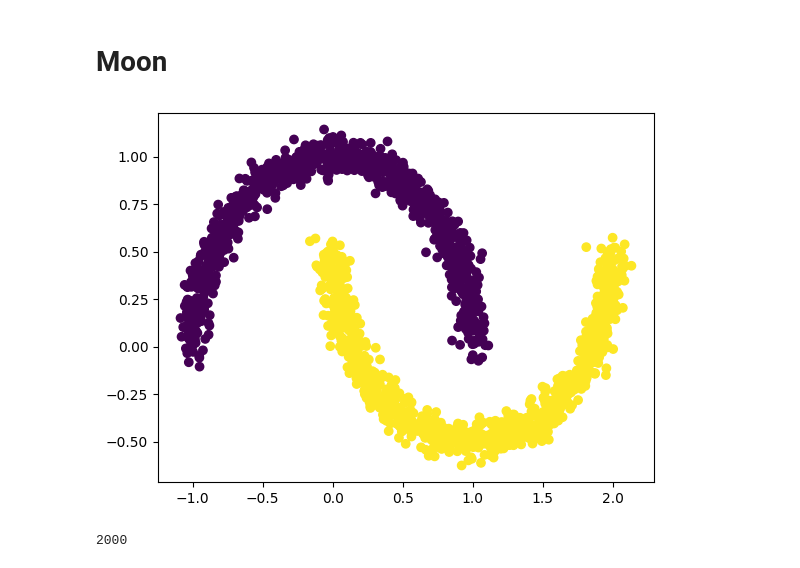
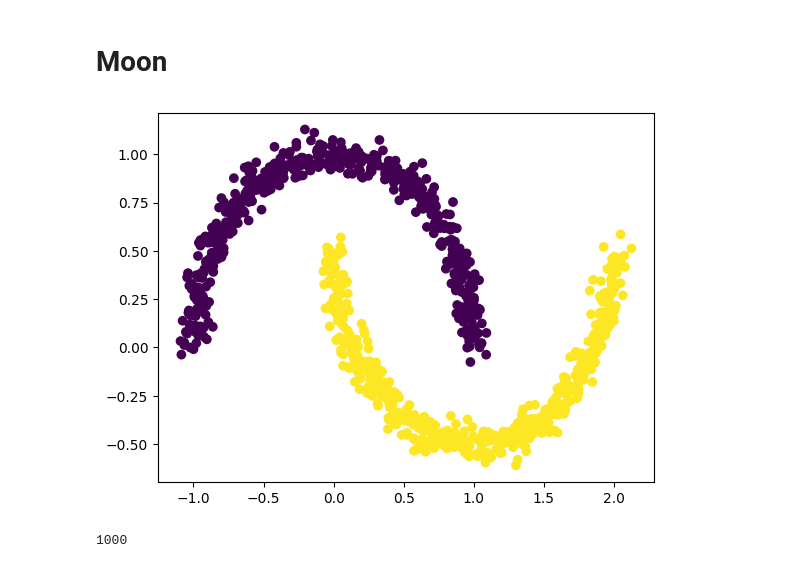
Before and after one commit to fuyu-quant/IBLM, a Jupyter notebook: notebooks/data/moondataset.ipynb, the cells around one changed output. Drawn from its saved outputs; the diff is of its cells as text; code cells hidden in the pictures.

```diff
--- a/notebooks/data/moondataset.ipynb
+++ b/notebooks/data/moondataset.ipynb
@@ -5,22 +5,22 @@ import pandas as pd
 from sklearn.datasets import make_moons
 import matplotlib.pyplot as plt
 # %%
-sample = 2000
+sample = 1000
 
 X, y = make_moons(n_samples = sample, noise=0.05, random_state = 3655)
 
 
 plt.scatter(X[:,0], X[:,1], c=y, cmap='viridis')
 plt.show()
 # %% [output]
-[figure, old version]
+[figure, new version]
 # %%
 df = pd.DataFrame(data=X, columns=['Feature_1', 'Feature_2']).round(3)
 df['Target'] = y
 # %%
 len(df)
 # %% [output]
-2000
+1000
 # %%
 num_train = 400
 sample_num = int(num_train/2)
```
Also changed, not shown: 13 other files.
